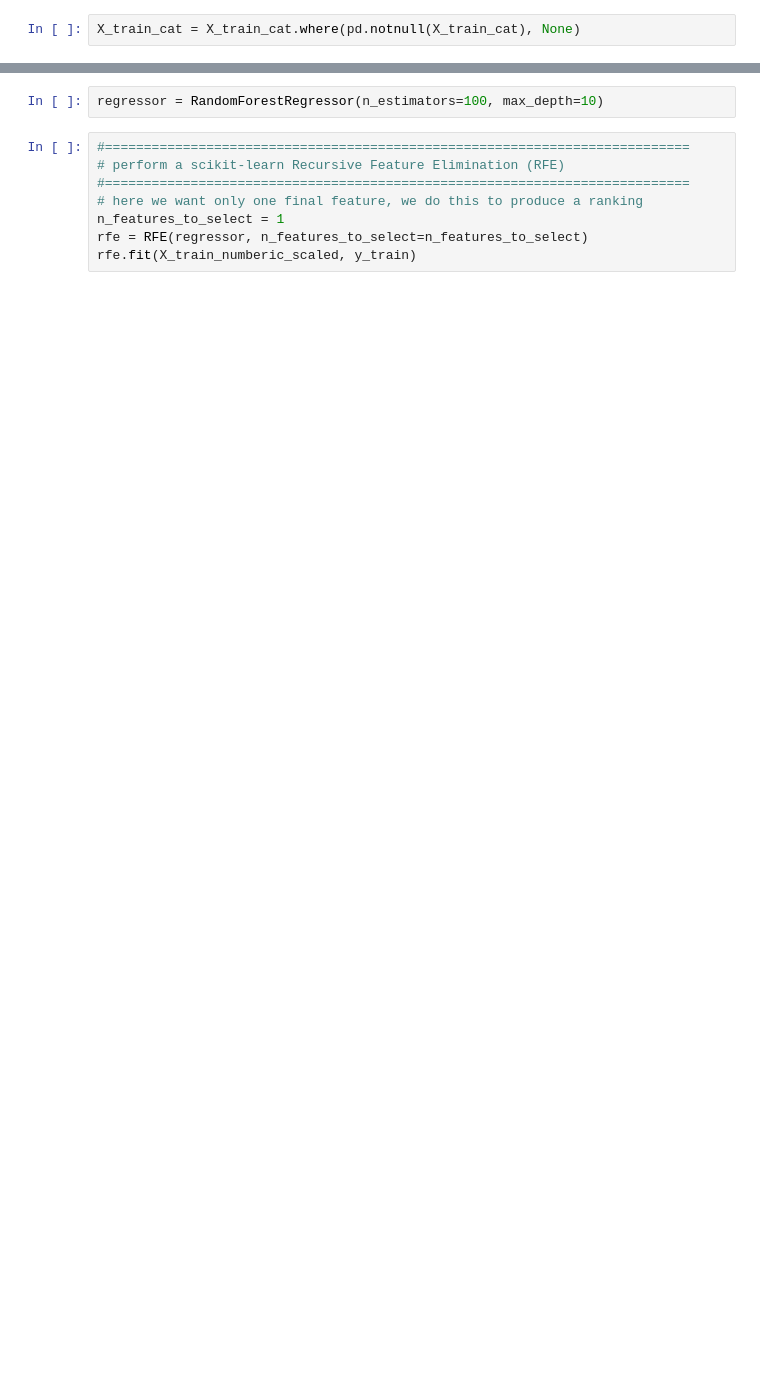
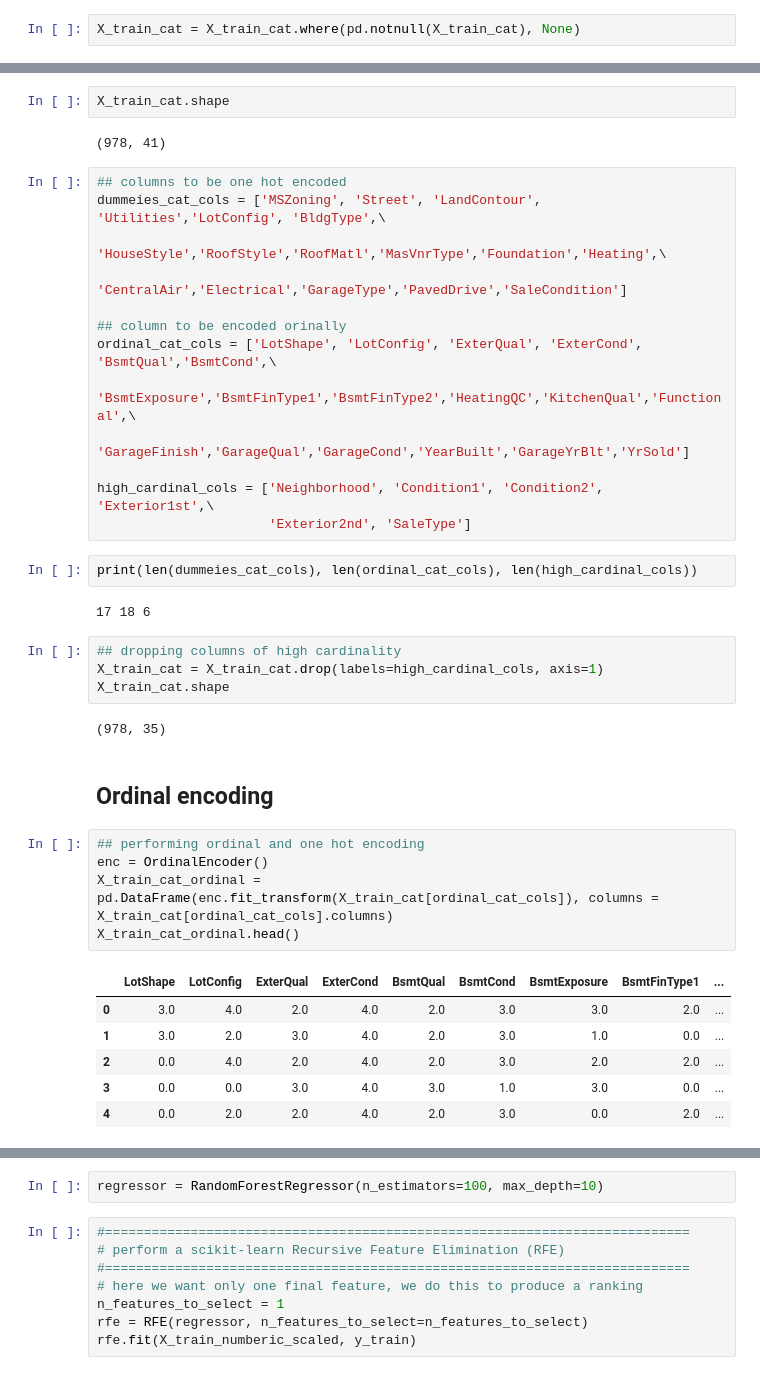
Before and after one commit to hargurjeet/Suprise_Housing, a Jupyter notebook: Suprise_Housing_Case_study.ipynb, the cells around one changed output, grey strips where cells are left out. Cells and saved outputs as stored; diff of their text form; blank space fills up the shorter version.

Commit message:
performed encoding

```diff
--- a/Suprise_Housing_Case_study.ipynb
+++ b/Suprise_Housing_Case_study.ipynb
@@ -212,0 +166,41 @@ dtype: int64
+# %%
+X_train_cat.shape
+# %% [output]
+(978, 41)
+# %%
+## columns to be one hot encoded
+dummeies_cat_cols = ['MSZoning', 'Street', 'LandContour', 'Utilities','LotConfig', 'BldgType',\
+                     'HouseStyle','RoofStyle','RoofMatl','MasVnrType','Foundation','Heating',\
+                     'CentralAir','Electrical','GarageType','PavedDrive','SaleCondition']
+
+## column to be encoded orinally
+ordinal_cat_cols = ['LotShape', 'LotConfig', 'ExterQual', 'ExterCond', 'BsmtQual','BsmtCond',\
+                    'BsmtExposure','BsmtFinType1','BsmtFinType2','HeatingQC','KitchenQual','Functional',\
+                    'GarageFinish','GarageQual','GarageCond','YearBuilt','GarageYrBlt','YrSold']
+
+high_cardinal_cols = ['Neighborhood', 'Condition1', 'Condition2', 'Exterior1st',\
+                      'Exterior2nd', 'SaleType']
+# %%
+print(len(dummeies_cat_cols), len(ordinal_cat_cols), len(high_cardinal_cols))
+# %% [output]
+17 18 6
+# %%
+## dropping columns of high cardinality
+X_train_cat = X_train_cat.drop(labels=high_cardinal_cols, axis=1)
+X_train_cat.shape
+# %% [output]
+(978, 35)
+# %% [markdown]
+## Ordinal encoding
+# %%
+## performing ordinal and one hot encoding
+enc = OrdinalEncoder()
+X_train_cat_ordinal = pd.DataFrame(enc.fit_transform(X_train_cat[ordinal_cat_cols]), columns = X_train_cat[ordinal_cat_cols].columns)
+X_train_cat_ordinal.head()
+# %% [output]
+|  | LotShape | LotConfig | ExterQual | ExterCond | BsmtQual | BsmtCond | BsmtExposure | BsmtFinType1 | ... |
+| 0 | 3.0 | 4.0 | 2.0 | 4.0 | 2.0 | 3.0 | 3.0 | 2.0 | ... |
+| 1 | 3.0 | 2.0 | 3.0 | 4.0 | 2.0 | 3.0 | 1.0 | 0.0 | ... |
+| 2 | 0.0 | 4.0 | 2.0 | 4.0 | 2.0 | 3.0 | 2.0 | 2.0 | ... |
+| 3 | 0.0 | 0.0 | 3.0 | 4.0 | 3.0 | 1.0 | 3.0 | 0.0 | ... |
+| 4 | 0.0 | 2.0 | 2.0 | 4.0 | 2.0 | 3.0 | 0.0 | 2.0 | ... |
```
Also changed, not shown: parts of 20 cells of this notebook.
